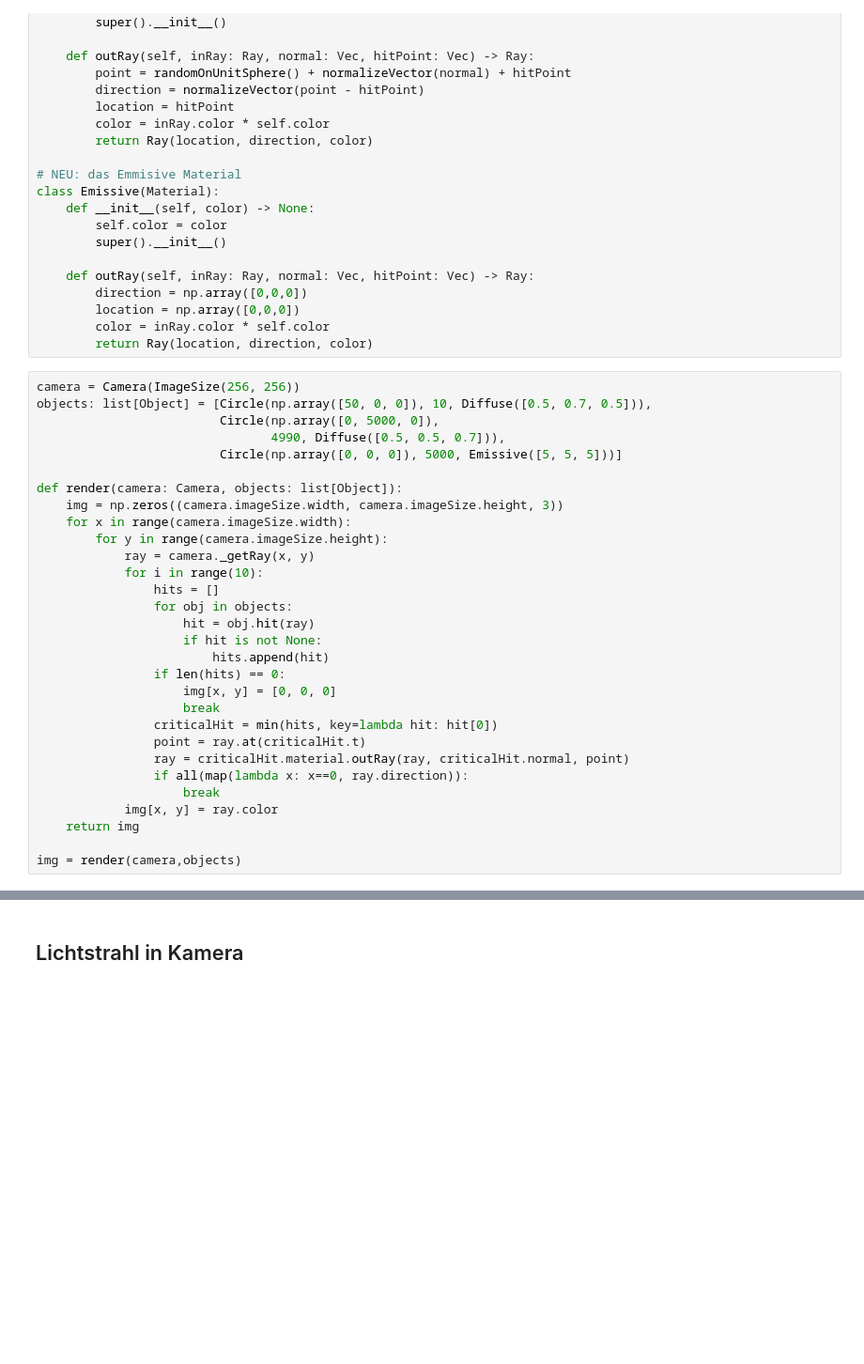
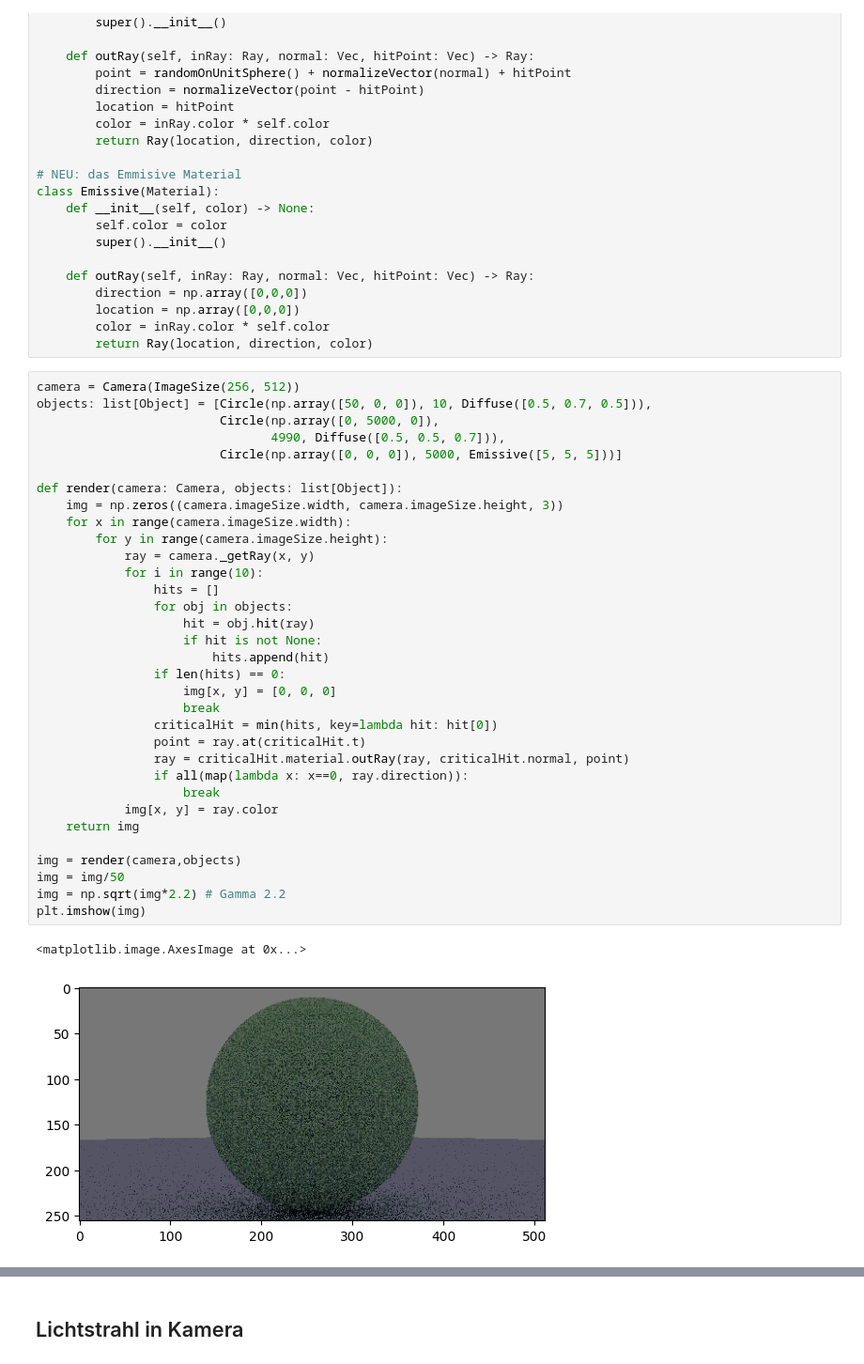
Before and after one commit to paul-pw/raytracing_python, a Jupyter notebook: ray_tracing.ipynb, the cells around one changed output, grey strips where cells are left out. Shown at 94% size. Drawn from its saved outputs; the diff is of its cells as text; blank space fills up the shorter version.

```diff
--- a/ray_tracing.ipynb
+++ b/ray_tracing.ipynb
@@ -375,33 +379,39 @@ class Emissive(Material):
         color = inRay.color * self.color
         return Ray(location, direction, color)
 # %%
-camera = Camera(ImageSize(256, 256))
+camera = Camera(ImageSize(256, 512))
 objects: list[Object] = [Circle(np.array([50, 0, 0]), 10, Diffuse([0.5, 0.7, 0.5])),
                          Circle(np.array([0, 5000, 0]),
                                 4990, Diffuse([0.5, 0.5, 0.7])),
                          Circle(np.array([0, 0, 0]), 5000, Emissive([5, 5, 5]))]
 
 def render(camera: Camera, objects: list[Object]):
     img = np.zeros((camera.imageSize.width, camera.imageSize.height, 3))
     for x in range(camera.imageSize.width):
         for y in range(camera.imageSize.height):
             ray = camera._getRay(x, y)
             for i in range(10):
                 hits = []
                 for obj in objects:
                     hit = obj.hit(ray)
                     if hit is not None:
                         hits.append(hit)
                 if len(hits) == 0:
                     img[x, y] = [0, 0, 0]
                     break
                 criticalHit = min(hits, key=lambda hit: hit[0])
                 point = ray.at(criticalHit.t)
                 ray = criticalHit.material.outRay(ray, criticalHit.normal, point)
                 if all(map(lambda x: x==0, ray.direction)):
                     break
             img[x, y] = ray.color
     return img
 
 img = render(camera,objects)
+img = img/50
+img = np.sqrt(img*2.2) # Gamma 2.2
+plt.imshow(img)
+# %% [output]
+<matplotlib.image.AxesImage at 0x...>
+[figure, added]
 # %%
```
Also changed, not shown: parts of 7 cells of this notebook.
